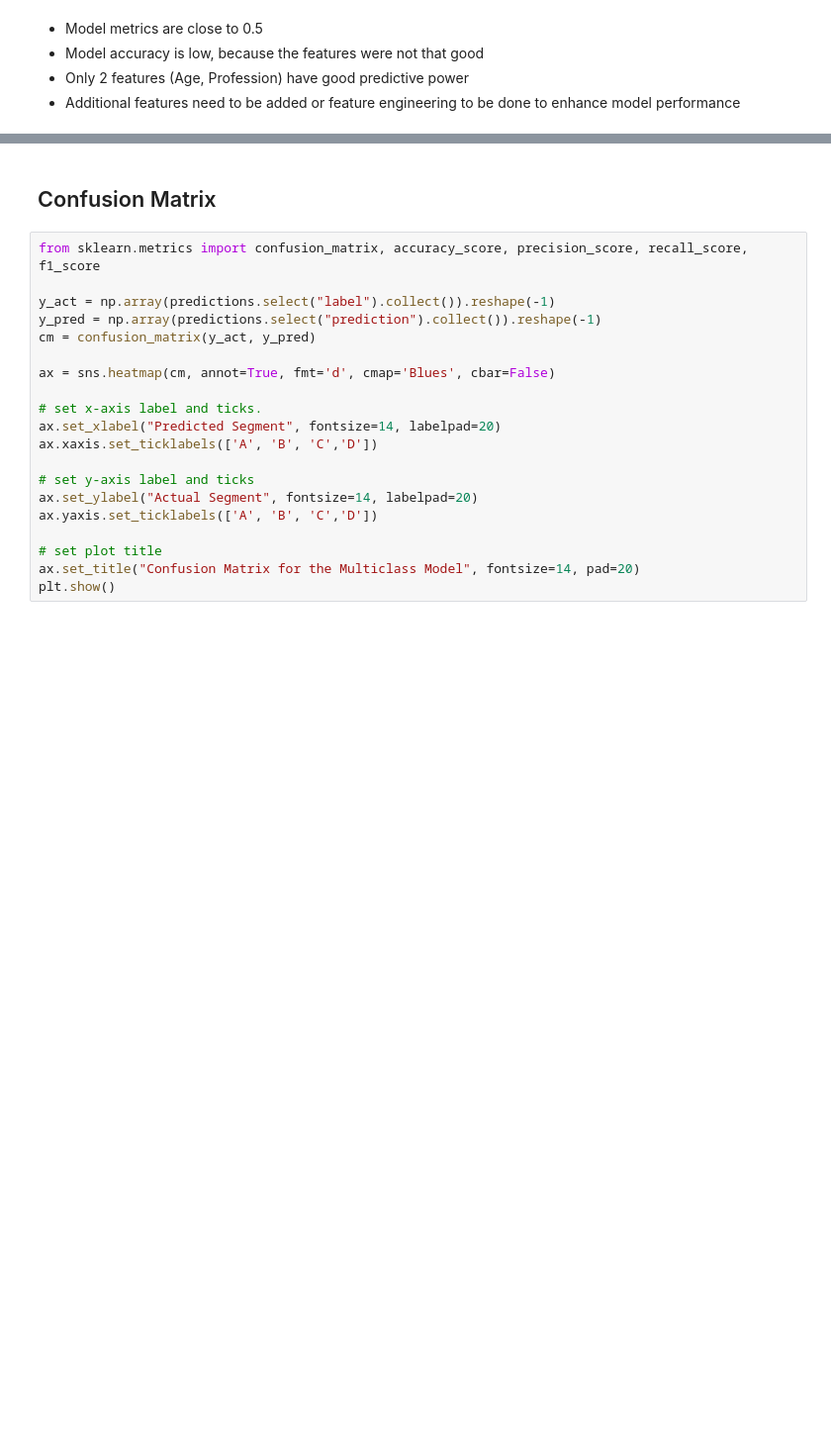
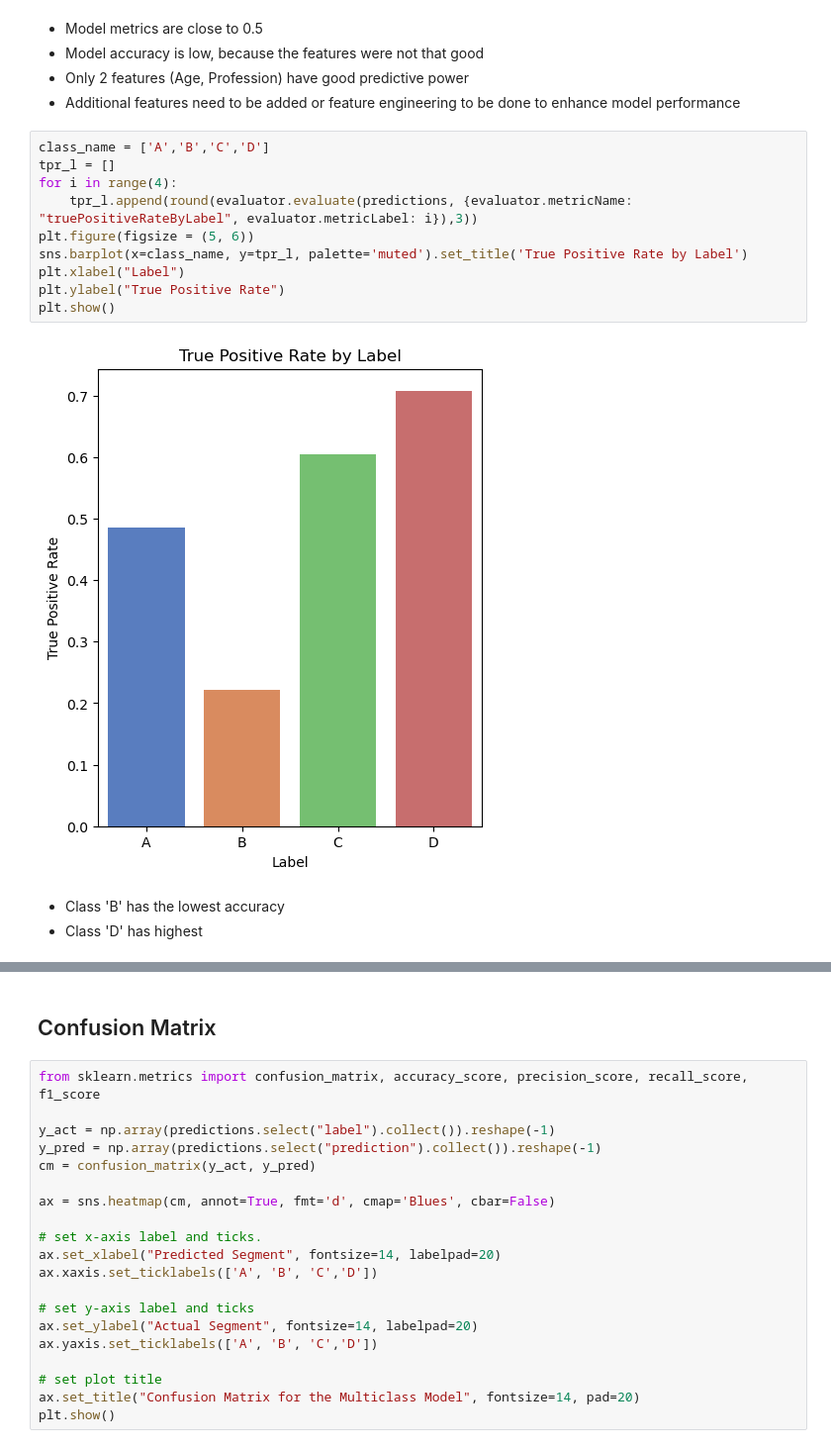
Before and after one commit to Neeraj-Prakash/Customer-Segment-Classification-Multiclass, a Jupyter notebook: 03 - Model Analysis.ipynb, the cells around one changed output, grey strips where cells are left out. Shown at 99% size. Saved outputs shown, nothing was run; the diff lists cells and outputs as text; blank space fills up the shorter version.

```diff
--- a/03 - Model Analysis.ipynb
+++ b/03 - Model Analysis.ipynb
@@ -103,3 +103,18 @@ Flase Positive Rate:  0.16178719053303553
 - Model accuracy is low, because the features were not that good
 - Only 2 features (Age, Profession) have good predictive power
 - Additional features need to be added or feature engineering to be done to enhance model performance
+# %%
+class_name = ['A','B','C','D']
+tpr_l = []
+for i in range(4):
+    tpr_l.append(round(evaluator.evaluate(predictions, {evaluator.metricName: "truePositiveRateByLabel", evaluator.metricLabel: i}),3))
+plt.figure(figsize = (5, 6))
+sns.barplot(x=class_name, y=tpr_l, palette='muted').set_title('True Positive Rate by Label')
+plt.xlabel("Label")
+plt.ylabel("True Positive Rate")
+plt.show()
+# %% [output]
+[figure, added]
+# %% [markdown]
+- Class 'B' has the lowest accuracy
+- Class 'D' has highest
```
Also changed, not shown: parts of 5 cells of this notebook, 2 other files.
